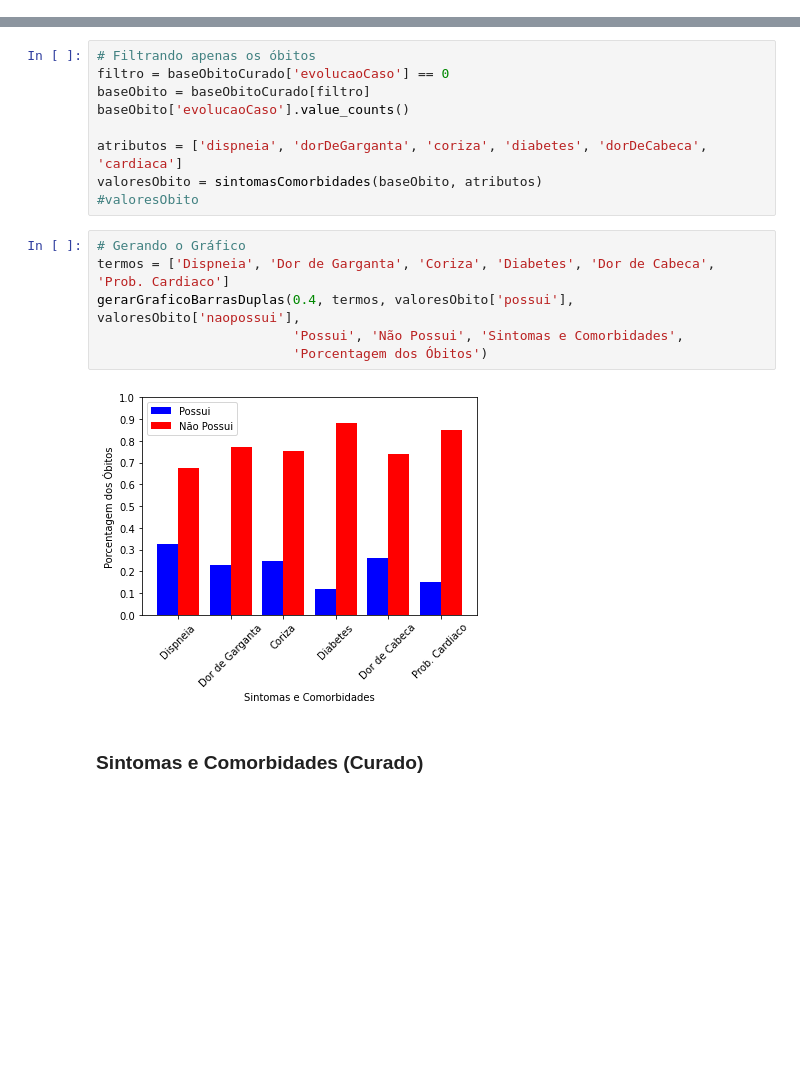
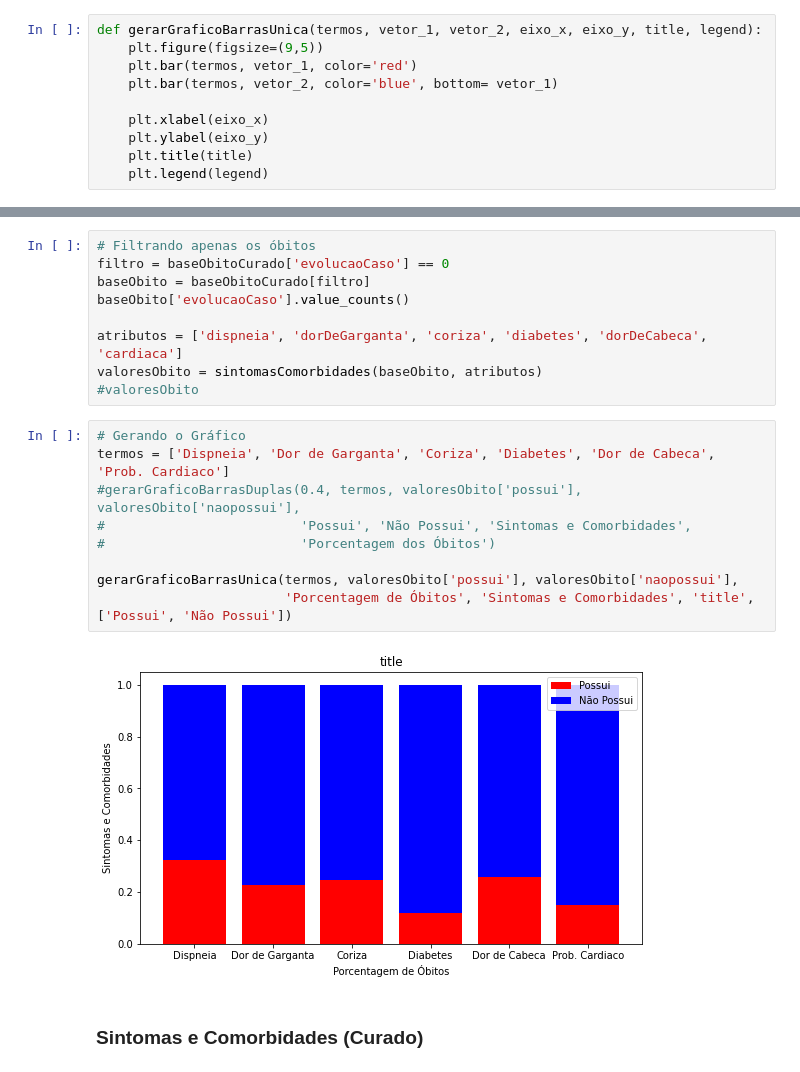
Before and after one commit to WallaceHolanda/covid_mortality_risk_prediction, a Jupyter notebook: notebook/analiseOpenData/analiseDadosGraficos.ipynb, the cells around one changed output, grey strips where cells are left out. Cells and saved outputs as stored; diff of their text form; blank space fills up the shorter version.

```diff
--- a/notebook/analiseOpenData/analiseDadosGraficos.ipynb
+++ b/notebook/analiseOpenData/analiseDadosGraficos.ipynb
@@ -19,6 +19,16 @@ def sintomasComorbidades(base, atributos):
 
     mapa = {'naopossui':naoPossui, 'possui':possui}
     return mapa
+# %%
+def gerarGraficoBarrasUnica(termos, vetor_1, vetor_2, eixo_x, eixo_y, title, legend):
+    plt.figure(figsize=(9,5))
+    plt.bar(termos, vetor_1, color='red')
+    plt.bar(termos, vetor_2, color='blue', bottom= vetor_1)
+
+    plt.xlabel(eixo_x)
+    plt.ylabel(eixo_y)
+    plt.title(title)
+    plt.legend(legend)
 # %%
 def gerarGraficoBarrasDuplas(width, termos, vetor_1, vetor_2, label_vetor_1, label_vetor_2, label_x, label_y):
     fig, ax = plt.subplots()
@@ -112,11 +122,14 @@ valoresObito = sintomasComorbidades(baseObito, atributos)
 # %%
 # Gerando o Gráfico
 termos = ['Dispneia', 'Dor de Garganta', 'Coriza', 'Diabetes', 'Dor de Cabeca', 'Prob. Cardiaco']
-gerarGraficoBarrasDuplas(0.4, termos, valoresObito['possui'], valoresObito['naopossui'],
-                         'Possui', 'Não Possui', 'Sintomas e Comorbidades',
-                         'Porcentagem dos Óbitos')
+#gerarGraficoBarrasDuplas(0.4, termos, valoresObito['possui'], valoresObito['naopossui'],
+#                         'Possui', 'Não Possui', 'Sintomas e Comorbidades',
+#                         'Porcentagem dos Óbitos')
+
+gerarGraficoBarrasUnica(termos, valoresObito['possui'], valoresObito['naopossui'],
+                        'Porcentagem de Óbitos', 'Sintomas e Comorbidades', 'title', ['Possui', 'Não Possui'])
 # %% [output]
-[figure, old version]
+[figure, new version]
 # %% [markdown]
 ### Sintomas e Comorbidades (Curado)
 # %%
```
Also changed, not shown: parts of 3 cells of this notebook.
